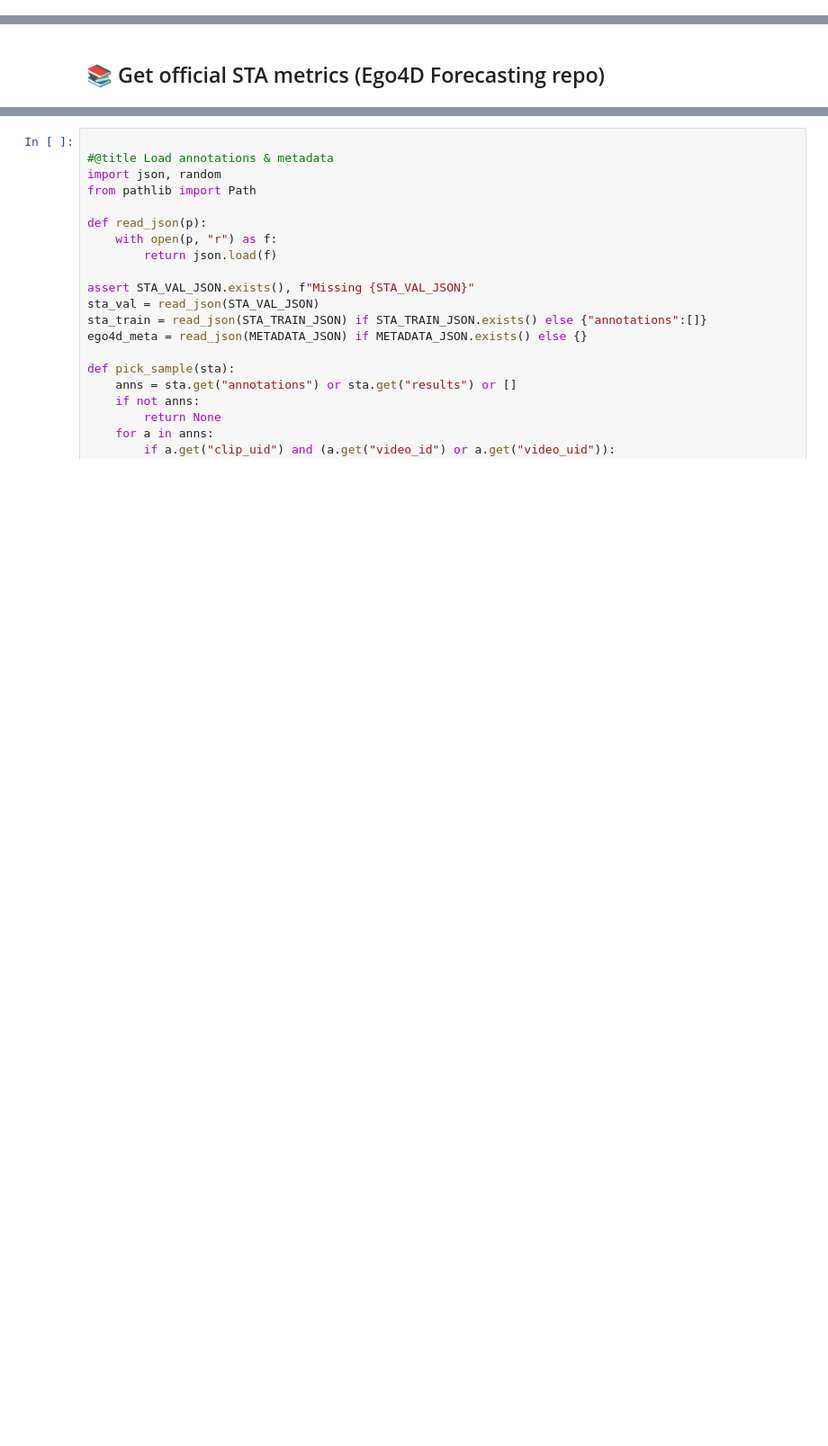
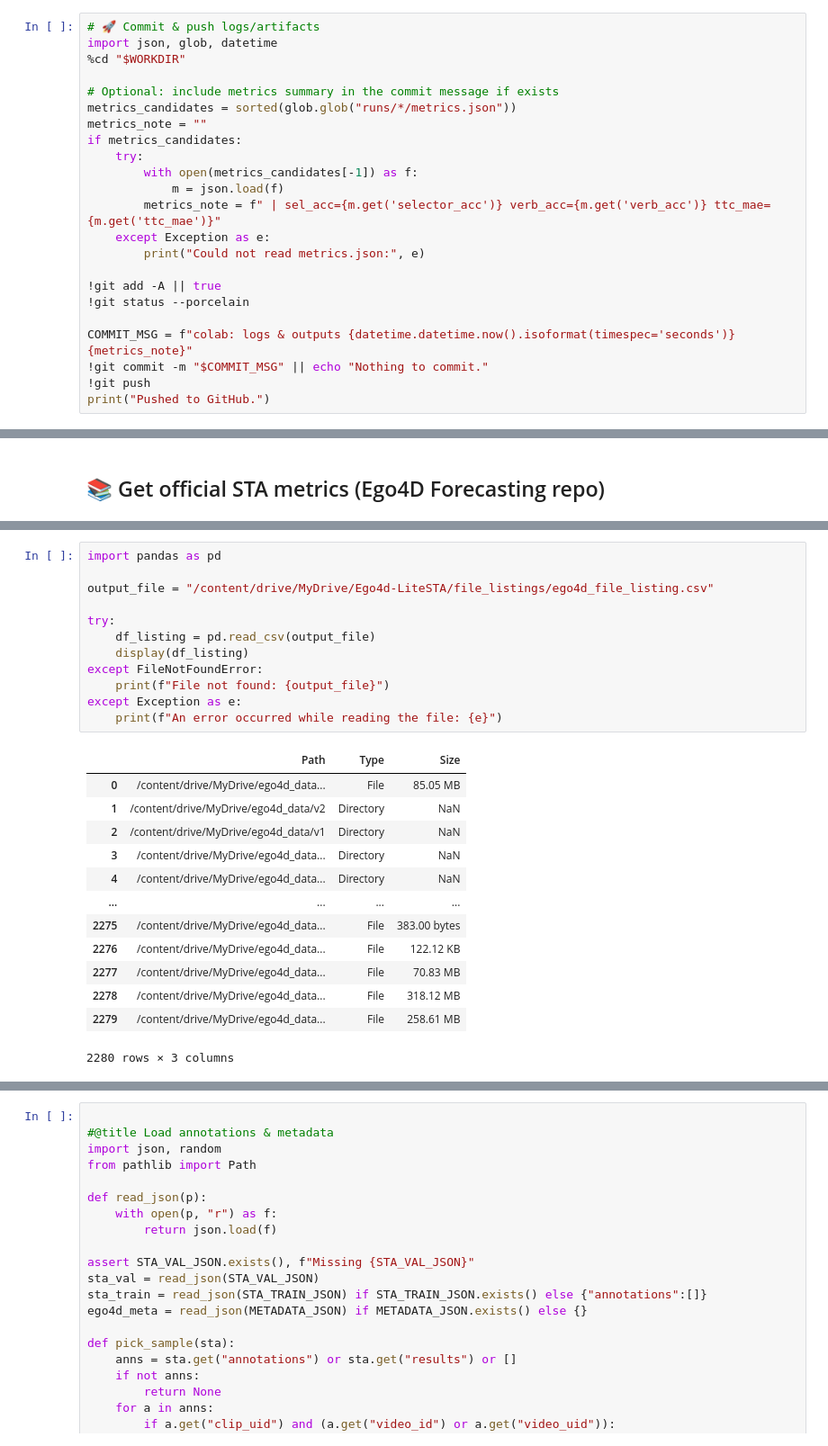
Before and after one commit to saeedzns/Ego4d-LiteSTA, a Jupyter notebook: notebooks/Ego4D_STA_Colab_Starter.ipynb, the cells around one changed output, grey strips where cells are left out. Shown at 90% size. Drawn from its saved outputs; the diff is of its cells as text; blank space fills up the shorter version.

Commit message:
colab: logs & outputs 2025-10-30T22:53:59

```diff
--- a/notebooks/Ego4D_STA_Colab_Starter.ipynb
+++ b/notebooks/Ego4D_STA_Colab_Starter.ipynb
@@ -56,0 +68,23 @@ print("Repo ready at", WORKDIR)
+# %%
+# 🚀 Commit & push logs/artifacts
+import json, glob, datetime
+%cd "$WORKDIR"
+
+# Optional: include metrics summary in the commit message if exists
+metrics_candidates = sorted(glob.glob("runs/*/metrics.json"))
+metrics_note = ""
+if metrics_candidates:
+    try:
+        with open(metrics_candidates[-1]) as f:
+            m = json.load(f)
+        metrics_note = f" | sel_acc={m.get('selector_acc')} verb_acc={m.get('verb_acc')} ttc_mae={m.get('ttc_mae')}"
+    except Exception as e:
+        print("Could not read metrics.json:", e)
+
+!git add -A || true
+!git status --porcelain
+
+COMMIT_MSG = f"colab: logs & outputs {datetime.datetime.now().isoformat(timespec='seconds')}{metrics_note}"
+!git commit -m "$COMMIT_MSG" || echo "Nothing to commit."
+!git push
+print("Pushed to GitHub.")
@@ -176,3 +278,29 @@ We keep it light to stay within Colab Free limits.
+# %%
+import pandas as pd
+
+output_file = "/content/drive/MyDrive/Ego4d-LiteSTA/file_listings/ego4d_file_listing.csv"
+
+try:
+    df_listing = pd.read_csv(output_file)
+    display(df_listing)
+except FileNotFoundError:
+    print(f"File not found: {output_file}")
+except Exception as e:
+    print(f"An error occurred while reading the file: {e}")
+# %% [output]
+|  | Path | Type | Size |
+| 0 | /content/drive/MyDrive/ego4d_data... | File | 85.05 MB |
+| 1 | /content/drive/MyDrive/ego4d_data/v2 | Directory | NaN |
+| 2 | /content/drive/MyDrive/ego4d_data/v1 | Directory | NaN |
+| 3 | /content/drive/MyDrive/ego4d_data... | Directory | NaN |
+| 4 | /content/drive/MyDrive/ego4d_data... | Directory | NaN |
+| ... | ... | ... | ... |
+| 2275 | /content/drive/MyDrive/ego4d_data... | File | 383.00 bytes |
+| 2276 | /content/drive/MyDrive/ego4d_data... | File | 122.12 KB |
+| 2277 | /content/drive/MyDrive/ego4d_data... | File | 70.83 MB |
+| 2278 | /content/drive/MyDrive/ego4d_data... | File | 318.12 MB |
+| 2279 | /content/drive/MyDrive/ego4d_data... | File | 258.61 MB |
+2280 rows × 3 columns
 # %% [markdown]
 
 ## 🧰 Load STA annotations and metadata
```
Also changed, not shown: parts of 30 cells of this notebook, 2 other files.
